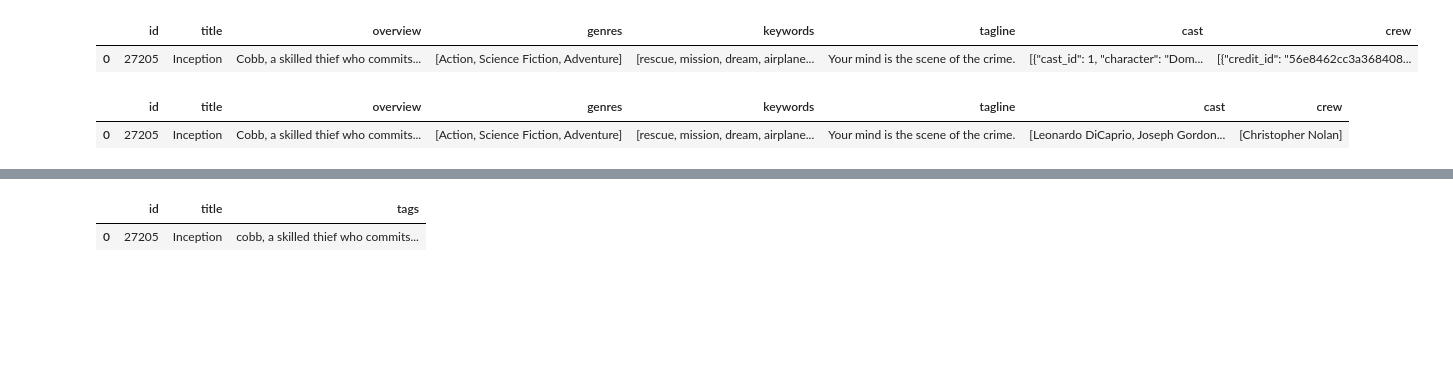
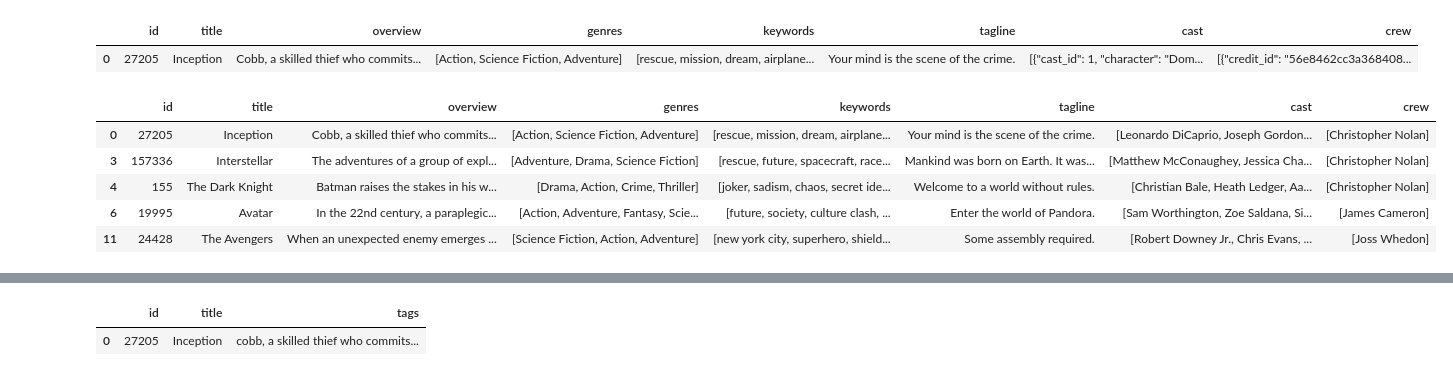
Before and after one commit to Devanshprabhakar24/Movie-recommender, a Jupyter notebook: movie.ipynb, the cells around one changed output, grey strips where cells are left out. Saved outputs shown, nothing was run; the diff lists cells and outputs as text; code cells hidden in the pictures; blank space fills up the shorter version.

```diff
--- a/movie.ipynb
+++ b/movie.ipynb
@@ -71,8 +75,8 @@ movies.iloc[0].genres
 # %% [output]
 'Action, Science Fiction, Adventure'
 # %%
-# 4. Parse JSON-like columns
-def parse_json_column(obj: str) -> List[str]:
+
+def convert(obj: str) -> List[str]:
     try:
         if isinstance(obj, str) and obj.startswith('['):
             return [item["name"].strip() for item in ast.literal_eval(obj)]
@@ -82,7 +86,7 @@ def parse_json_column(obj: str) -> List[str]:
     except:
         return []
 
-movies['genres'] = movies['genres'].apply(parse_json_column)
-movies['keywords'] = movies['keywords'].apply(parse_json_column)
+movies['genres'] = movies['genres'].apply(convert)
+movies['keywords'] = movies['keywords'].apply(convert)
 # %%
 
@@ -107,8 +110,12 @@ movies.head(1)
 movies['cast'] = movies['cast'].apply(convert_cast)
 movies['crew'] = movies['crew'].apply(get_director)
 # %%
-movies.head(1)
+movies.head(5)
 # %% [output]
 |  | id | title | overview | genres | keywords | tagline | cast | crew |
 | 0 | 27205 | Inception | Cobb, a skilled thief who commits... | [Action, Science Fiction, Adventure] | [rescue, mission, dream, airplane... | Your mind is the scene of the crime. | [Leonardo DiCaprio, Joseph Gordon... | [Christopher Nolan] |
+| 3 | 157336 | Interstellar | The adventures of a group of expl... | [Adventure, Drama, Science Fiction] | [rescue, future, spacecraft, race... | Mankind was born on Earth. It was... | [Matthew McConaughey, Jessica Cha... | [Christopher Nolan] |
+| 4 | 155 | The Dark Knight | Batman raises the stakes in his w... | [Drama, Action, Crime, Thriller] | [joker, sadism, chaos, secret ide... | Welcome to a world without rules. | [Christian Bale, Heath Ledger, Aa... | [Christopher Nolan] |
+| 6 | 19995 | Avatar | In the 22nd century, a paraplegic... | [Action, Adventure, Fantasy, Scie... | [future, society, culture clash, ... | Enter the world of Pandora. | [Sam Worthington, Zoe Saldana, Si... | [James Cameron] |
+| 11 | 24428 | The Avengers | When an unexpected enemy emerges ... | [Science Fiction, Action, Adventure] | [new york city, superhero, shield... | Some assembly required. | [Robert Downey Jr., Chris Evans, ... | [Joss Whedon] |
 # %%
```
Also changed, not shown: parts of 18 cells of this notebook.
